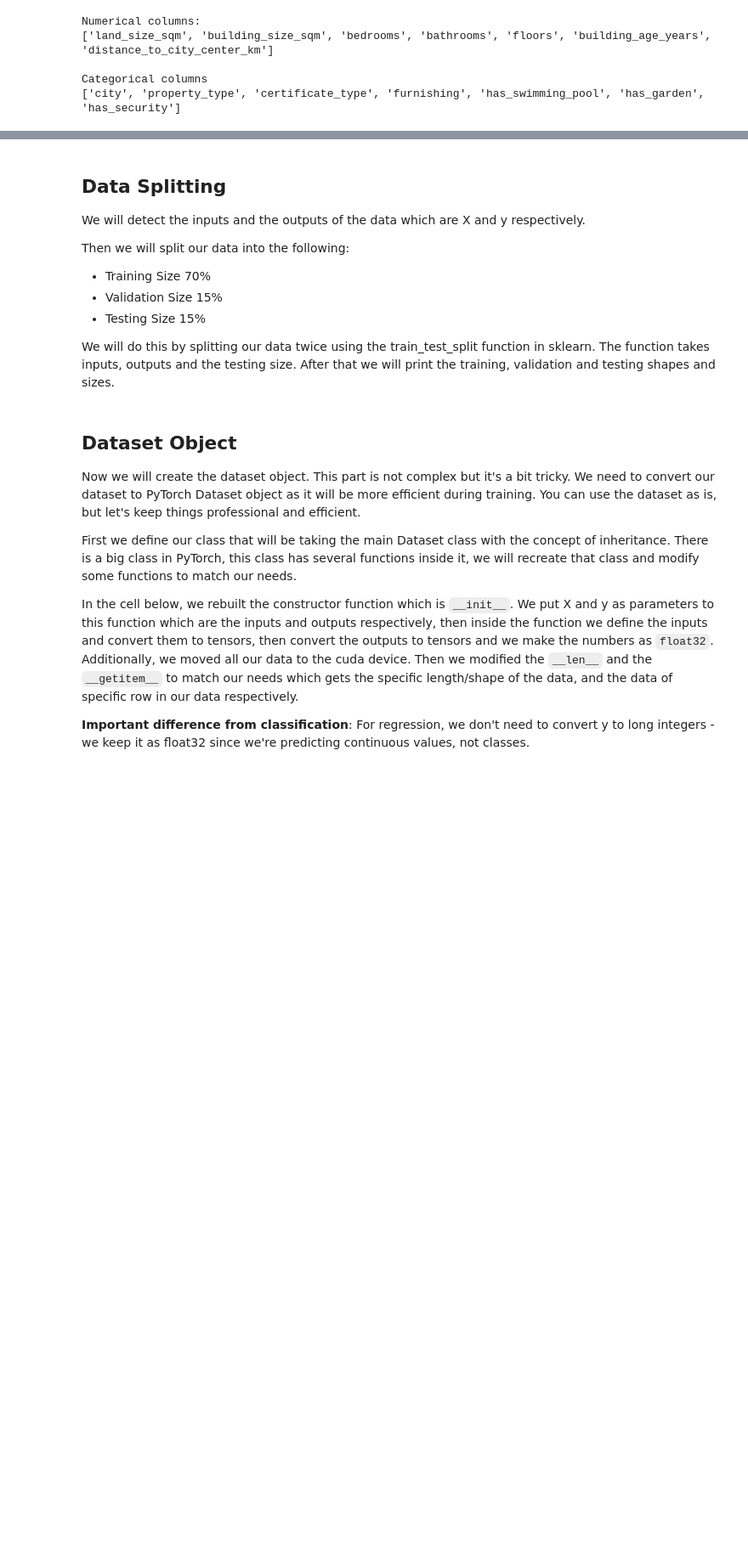
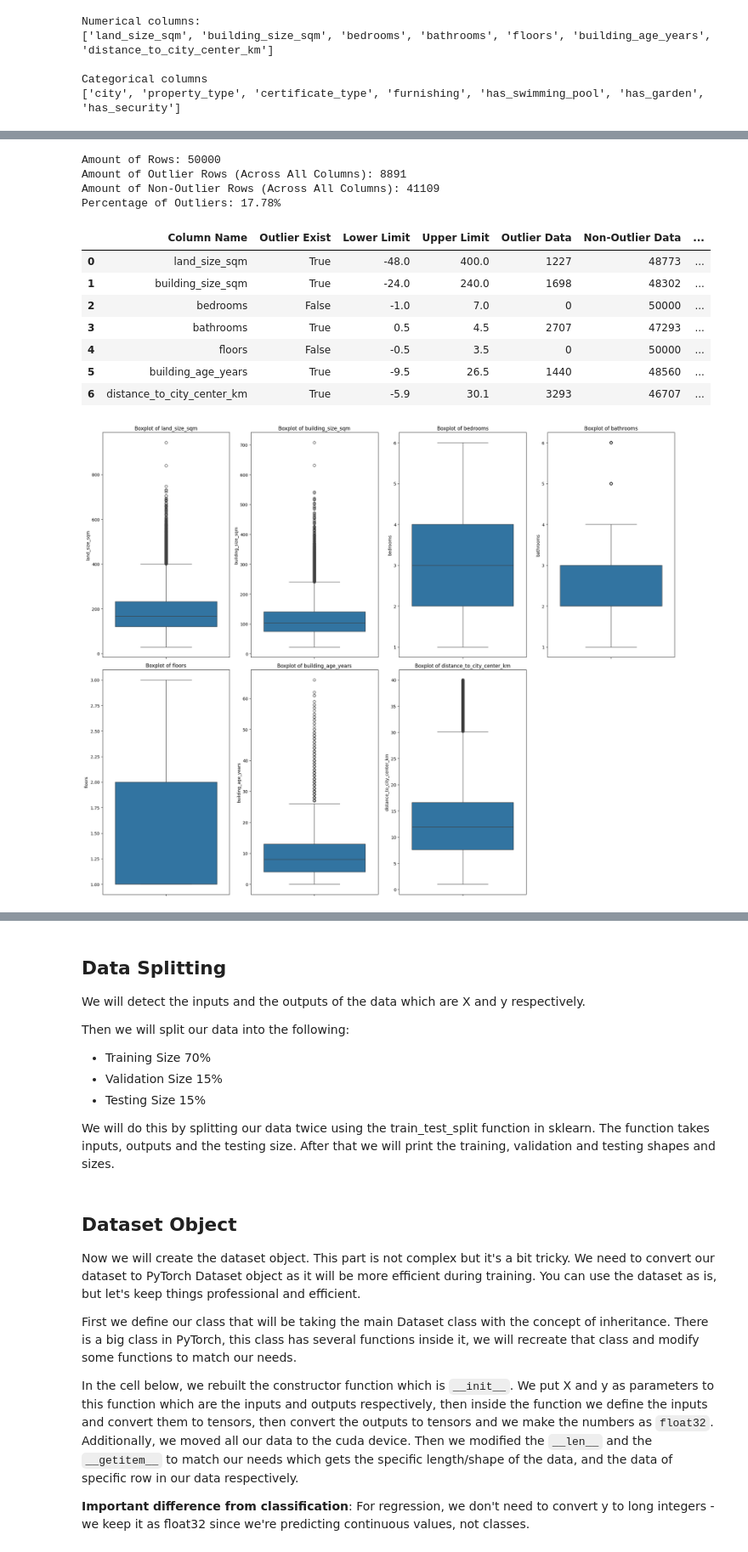
Before and after one commit to mcikalmerdeka/pytorch-learning, a Jupyter notebook: house_price_regression/main.ipynb, the cells around one changed output, grey strips where cells are left out. Shown: that part at 85% size. Cells and saved outputs as stored; diff of their text form; code cells hidden in the pictures; blank space fills up the shorter version.

```diff
--- a/house_price_regression/main.ipynb
+++ b/house_price_regression/main.ipynb
@@ -164,0 +166,24 @@ display(categorical_summary)
+# %%
+# Checking the outlier of the dataset
+from utils import plot_dynamic_boxplots_violinplots, filter_outliers
+
+# Check the outliers with IQR
+summary = filter_outliers(df, columns=nums_cols, detect_only=True)
+display(summary)
+
+# Visualize the outliers
+plot_dynamic_boxplots_violinplots(df, nums_cols, plot_type="boxplot", ncols=4, orientation="v", figsize=(20, 16))
+# %% [output]
+Amount of Rows: 50000
+Amount of Outlier Rows (Across All Columns): 8891
+Amount of Non-Outlier Rows (Across All Columns): 41109
+Percentage of Outliers: 17.78%
+|  | Column Name | Outlier Exist | Lower Limit | Upper Limit | Outlier Data | Non-Outlier Data | ... |
+| 0 | land_size_sqm | True | -48.0 | 400.0 | 1227 | 48773 | ... |
+| 1 | building_size_sqm | True | -24.0 | 240.0 | 1698 | 48302 | ... |
+| 2 | bedrooms | False | -1.0 | 7.0 | 0 | 50000 | ... |
+| 3 | bathrooms | True | 0.5 | 4.5 | 2707 | 47293 | ... |
+| 4 | floors | False | -0.5 | 3.5 | 0 | 50000 | ... |
+| 5 | building_age_years | True | -9.5 | 26.5 | 1440 | 48560 | ... |
+| 6 | distance_to_city_center_km | True | -5.9 | 30.1 | 3293 | 46707 | ... |
+[figure, added]
```
Also changed, not shown: parts of 5 cells of this notebook.
